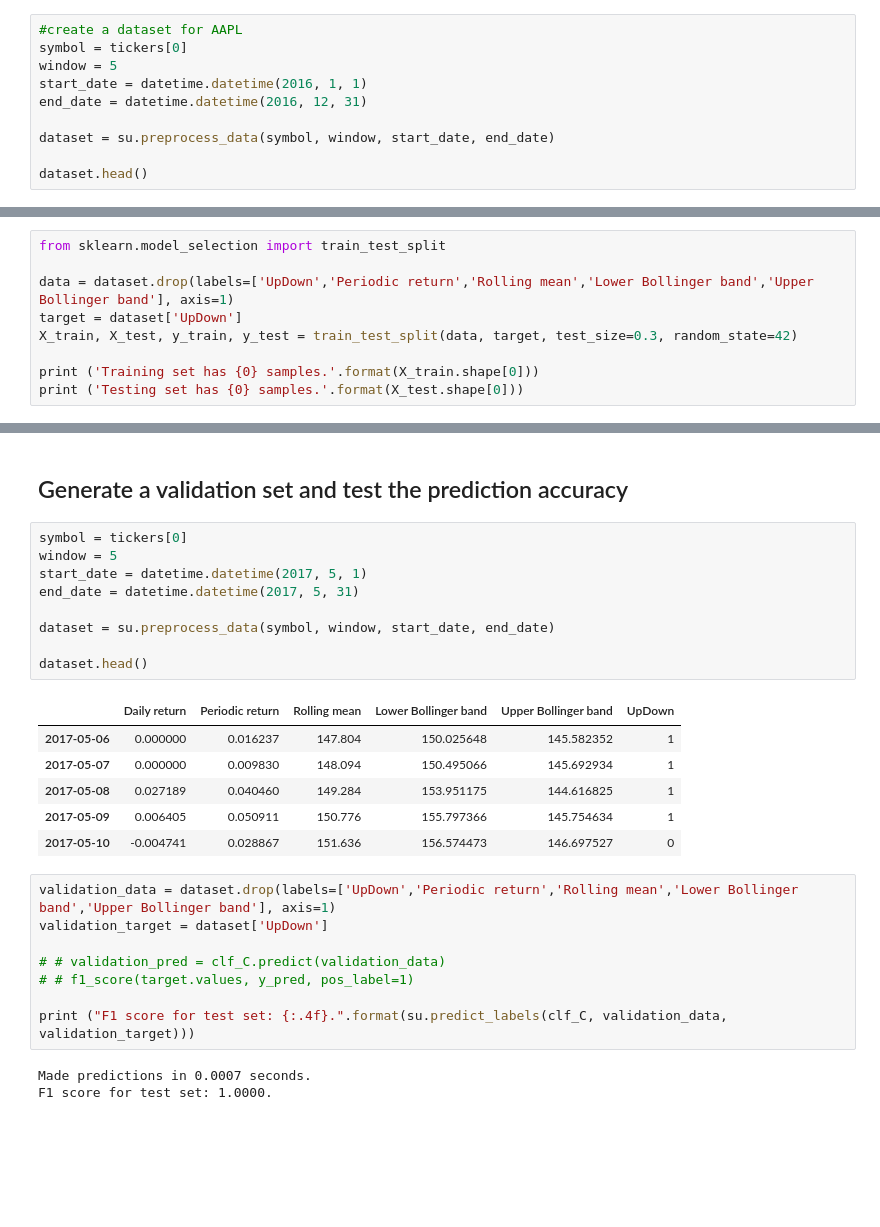
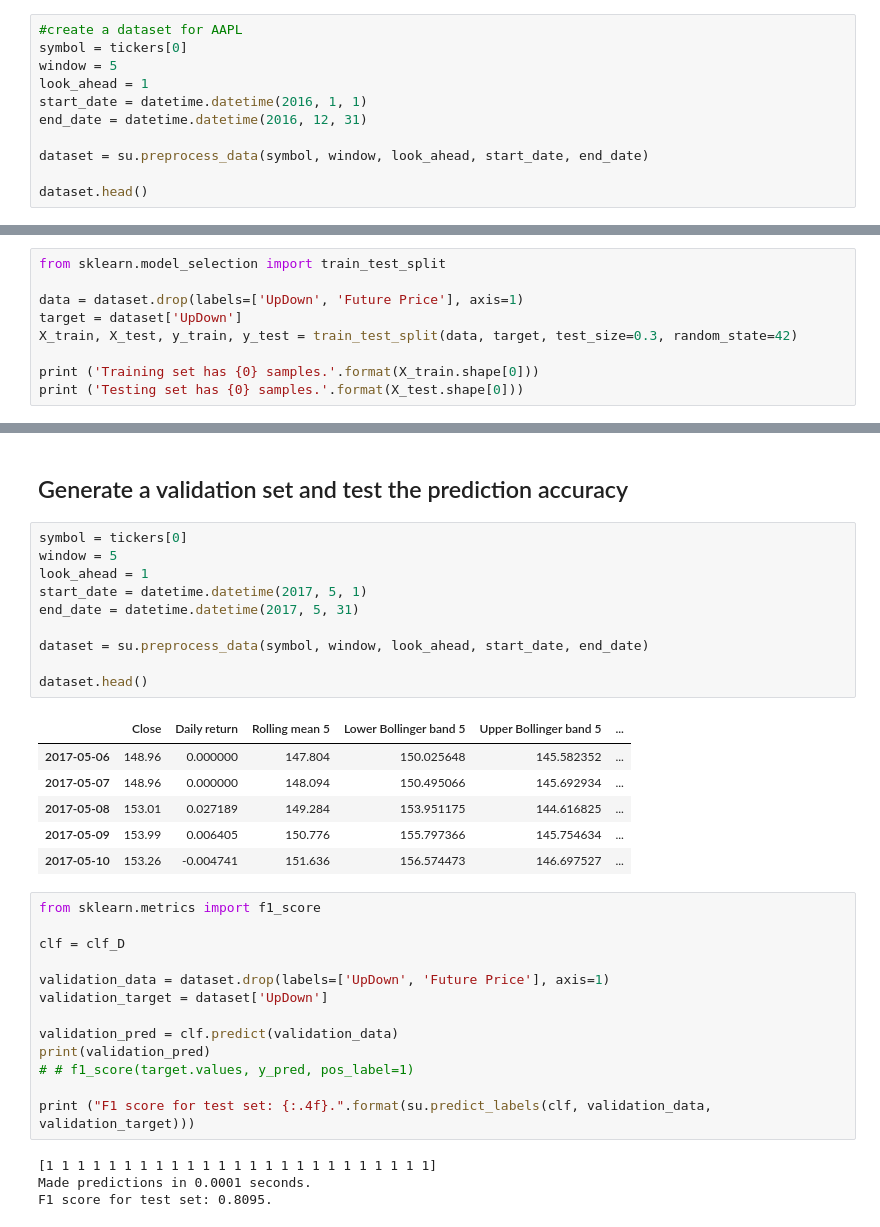
Before and after one commit to iamandicip/ml_projects, a Jupyter notebook: capstone_project/stock_market_forecast.ipynb, the cells around one changed output, grey strips where cells are left out. Drawn from its saved outputs; the diff is of its cells as text; blank space fills up the shorter version.

```diff
--- a/capstone_project/stock_market_forecast.ipynb
+++ b/capstone_project/stock_market_forecast.ipynb
@@ -153,10 +153,11 @@ Name: 2016-12-31 00:00:00, dtype: float64
 #create a dataset for AAPL
 symbol = tickers[0]
 window = 5
+look_ahead = 1
 start_date = datetime.datetime(2016, 1, 1)
 end_date = datetime.datetime(2016, 12, 31)
 
-dataset = su.preprocess_data(symbol, window, start_date, end_date)
+dataset = su.preprocess_data(symbol, window, look_ahead, start_date, end_date)
 
 dataset.head()
 # %% [output]
@@ -171,7 +172,7 @@ dataset.head()
 # %%
 from sklearn.model_selection import train_test_split
 
-data = dataset.drop(labels=['UpDown','Periodic return','Rolling mean','Lower Bollinger band','Upper Bollinger band'], axis=1)
+data = dataset.drop(labels=['UpDown', 'Future Price'], axis=1)
 target = dataset['UpDown']
 X_train, X_test, y_train, y_test = train_test_split(data, target, test_size=0.3, random_state=42)
 
@@ -221,27 +224,34 @@ F1 score for test set: 0.9930.
 # %%
 symbol = tickers[0]
 window = 5
+look_ahead = 1
 start_date = datetime.datetime(2017, 5, 1)
 end_date = datetime.datetime(2017, 5, 31)
 
-dataset = su.preprocess_data(symbol, window, start_date, end_date)
+dataset = su.preprocess_data(symbol, window, look_ahead, start_date, end_date)
 
 dataset.head()
 # %% [output]
-|  | Daily return | Periodic return | Rolling mean | Lower Bollinger band | Upper Bollinger band | UpDown |
-| 2017-05-06 | 0.000000 | 0.016237 | 147.804 | 150.025648 | 145.582352 | 1 |
-| 2017-05-07 | 0.000000 | 0.009830 | 148.094 | 150.495066 | 145.692934 | 1 |
-| 2017-05-08 | 0.027189 | 0.040460 | 149.284 | 153.951175 | 144.616825 | 1 |
-| 2017-05-09 | 0.006405 | 0.050911 | 150.776 | 155.797366 | 145.754634 | 1 |
-| 2017-05-10 | -0.004741 | 0.028867 | 151.636 | 156.574473 | 146.697527 | 0 |
+|  | Close | Daily return | Rolling mean 5 | Lower Bollinger band 5 | Upper Bollinger band 5 | ... |
+| 2017-05-06 | 148.96 | 0.000000 | 147.804 | 150.025648 | 145.582352 | ... |
+| 2017-05-07 | 148.96 | 0.000000 | 148.094 | 150.495066 | 145.692934 | ... |
+| 2017-05-08 | 153.01 | 0.027189 | 149.284 | 153.951175 | 144.616825 | ... |
+| 2017-05-09 | 153.99 | 0.006405 | 150.776 | 155.797366 | 145.754634 | ... |
+| 2017-05-10 | 153.26 | -0.004741 | 151.636 | 156.574473 | 146.697527 | ... |
 # %%
-validation_data = dataset.drop(labels=['UpDown','Periodic return','Rolling mean','Lower Bollinger band','Upper Bollinger band'], axis=1)
+from sklearn.metrics import f1_score
+
+clf = clf_D
+
+validation_data = dataset.drop(labels=['UpDown', 'Future Price'], axis=1)
 validation_target = dataset['UpDown']
 
-# # validation_pred = clf_C.predict(validation_data)
+validation_pred = clf.predict(validation_data)
+print(validation_pred)
 # # f1_score(target.values, y_pred, pos_label=1)
 
-print ("F1 score for test set: {:.4f}.".format(su.predict_labels(clf_C, validation_data, validation_target)))
+print ("F1 score for test set: {:.4f}.".format(su.predict_labels(clf, validation_data, validation_target)))
 # %% [output]
-Made predictions in 0.0007 seconds.
-F1 score for test set: 1.0000.
+[1 1 1 1 1 1 1 1 1 1 1 1 1 1 1 1 1 1 1 1 1 1 1 1 1]
+Made predictions in 0.0001 seconds.
+F1 score for test set: 0.8095.
```
Also changed, not shown: parts of 3 cells of this notebook, 1 other file.
